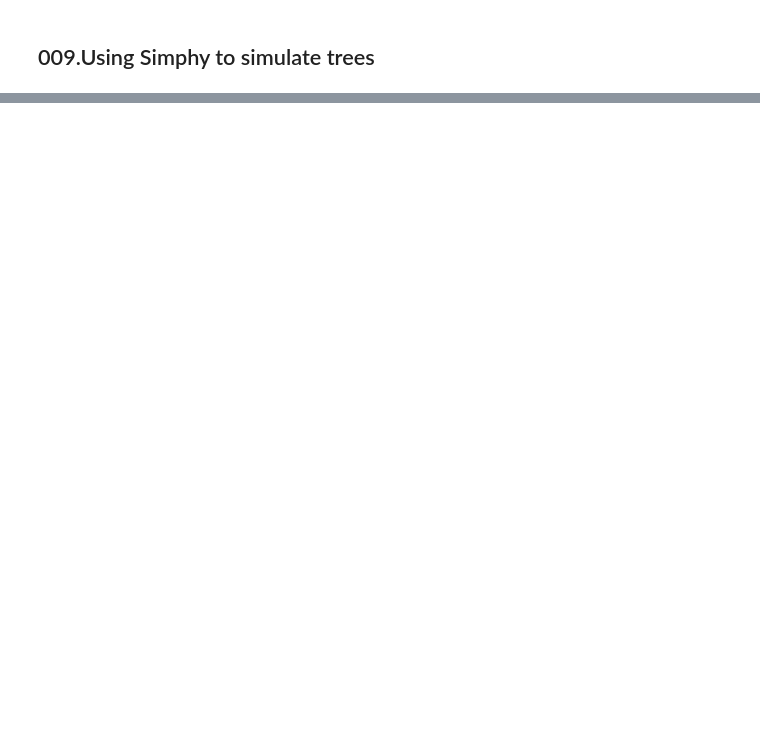
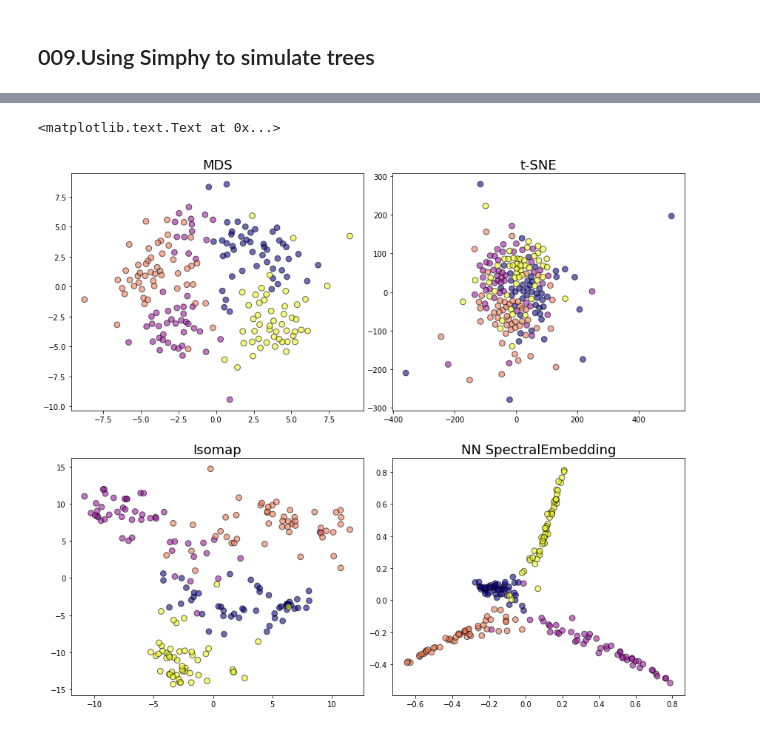
Before and after one commit to leomrtns/genefam-dist, a Jupyter notebook: docs/009.simphy_simulation.ipynb, the cells around one changed output, grey strips where cells are left out. Cells and saved outputs as stored; diff of their text form; code cells hidden in the pictures; blank space fills up the shorter version.

```diff
--- a/docs/009.simphy_simulation.ipynb
+++ b/docs/009.simphy_simulation.ipynb
@@ -103,7 +117,23 @@ transf=manifold.MDS(n_components=2).fit_transform(feat_mat[:,:180]) ## TSNE or M
+# %%
+#print (feat_mat.max(1)); # print (ts.sp_string)
+fmatrix = feat_mat[:,int(feat_mat.shape[1]/2):]
+transf_T = manifold.TSNE(n_components=2, perplexity=20, n_iter=5000).fit_transform(fmatrix)
+transf_I = manifold.Isomap(n_neighbors=10, n_components=2).fit_transform(fmatrix)
+transf_M = manifold.MDS(n_components=2).fit_transform(fmatrix)
+transf_S = manifold.SpectralEmbedding(n_components=2).fit_transform(fmatrix)
 # %%
 #  %%script false # tell jupyter NOT TO RUN cell (on linux only)
-fig, axes = plt.subplots(1) ; fig.set_size_inches(10, 6)
+fig, axes = plt.subplots(2,2) ; fig.set_size_inches(12, 10)
 fig.subplots_adjust(top=.99, bottom=.01, left=.02, right=.98, wspace=.1, hspace=.2)
-jit = transf.max() * np.random.normal(scale=1e-4,size=feat_mat.shape[0]) # avoid complete overlap of points
-axes.scatter(transf[:,1]+jit, transf[:,0]+jit[::-1], c=label, edgecolor="black", cmap="plasma", alpha=.8, s=80)
-axes.set_title("MDS",  fontsize=18)
+
+axes[0,0].scatter(transf_M[:,1], transf_M[:,0], c=label, edgecolor="black", cmap="plasma", alpha=.6, s=60)
+axes[0,0].set_title("MDS",  fontsize=18)
+axes[0,1].scatter(transf_T[:,1], transf_T[:,0], c=label, edgecolor="black", cmap="plasma", alpha=.6, s=60)
+axes[0,1].set_title("t-SNE",  fontsize=18)
+axes[1,0].scatter(transf_I[:,1], transf_I[:,0], c=label, edgecolor="black", cmap="plasma", alpha=.6, s=60)
+axes[1,0].set_title("Isomap",  fontsize=18)
+axes[1,1].scatter(transf_S[:,1], transf_S[:,0], c=label, edgecolor="black", cmap="plasma", alpha=.6, s=60)
+axes[1,1].set_title("NN SpectralEmbedding",  fontsize=18)
+# %% [output]
+<matplotlib.text.Text at 0x...>
+[figure, added]
```
Also changed, not shown: parts of 9 cells of this notebook, 10 other files.
